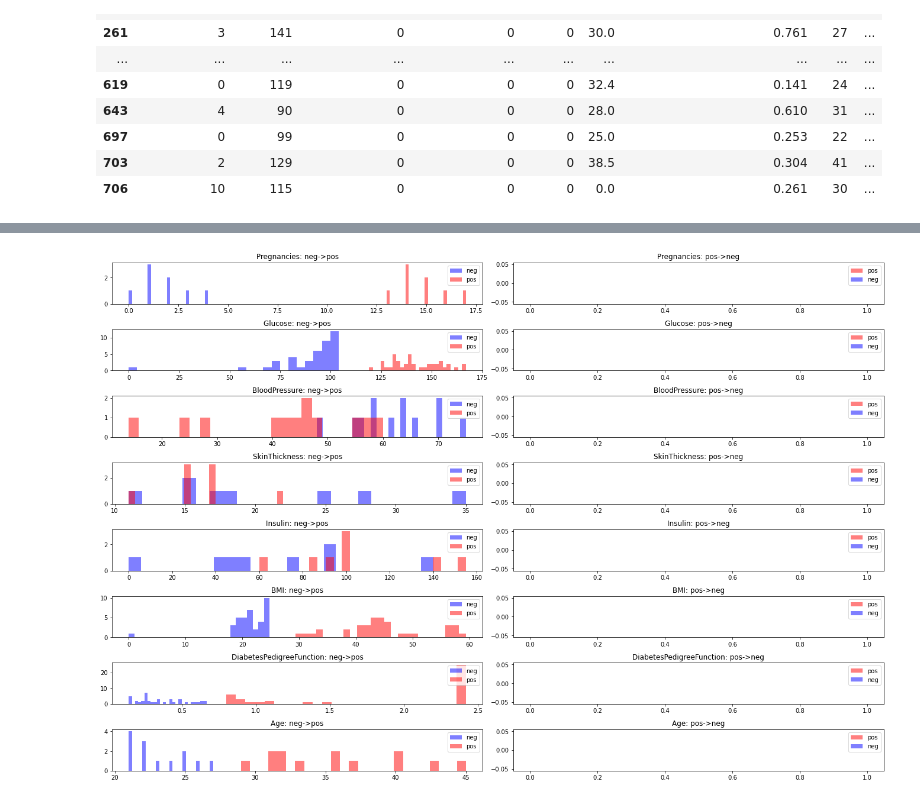
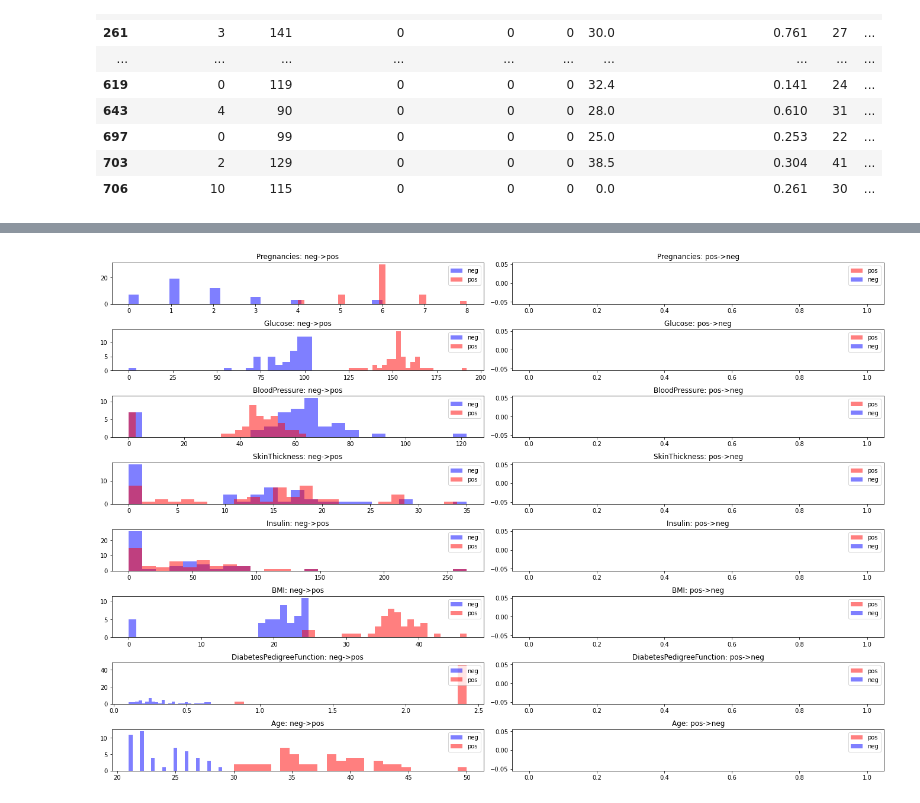
Before and after one commit to ChengFR/DECE-research, a Jupyter notebook: notebooks/diabetes-subset-cf.ipynb, the cells around one changed output, grey strips where cells are left out. Cells and saved outputs as stored; diff of their text form; code cells hidden in the pictures.

```diff
--- a/notebooks/diabetes-subset-cf.ipynb
+++ b/notebooks/diabetes-subset-cf.ipynb
@@ -241,7 +214,8 @@ data_df[data_df['BloodPressure'] < 5]
 | 706 | 10 | 115 | 0 | 0 | 0 | 0.0 | 0.261 | 30 | ... |
 # %%
 subset = {'Glucose': {'max': 105, 'min': 0}, 'BMI': {'max': 25, 'min': 0},
-          'Age': {'max': 30, 'min': 0}, 'DiabetesPedigreeFunction': {'max': 0.7, 'min': 0}, 'BloodPressure': {'min': 10, 'max':122}}
+          'Age': {'max': 30, 'min': 0}, 'DiabetesPedigreeFunction': {'max': 1.5, 'min': 0},
+          'Pregnancies': {'max': 7, 'min': 0}}
 subset_attr_cf = engine.generate_cfs_subset(subset, batch_size=128, post_step=10)
 fig = plt.gcf()
 fig.set_size_inches(18.5, 12.5)
@@ -262,3 +236,3 @@ Total time cost: 2.398, validation rate: 0.317, average distance: 1.199, average
-[figure, old version]
+[figure, new version]
 # %%
 subset = {'Glucose': {'max': 105, 'min': 0}, 'BMI': {'max': 25, 'min': 0},
```
Also changed, not shown: parts of 10 cells of this notebook, 5 other files.
